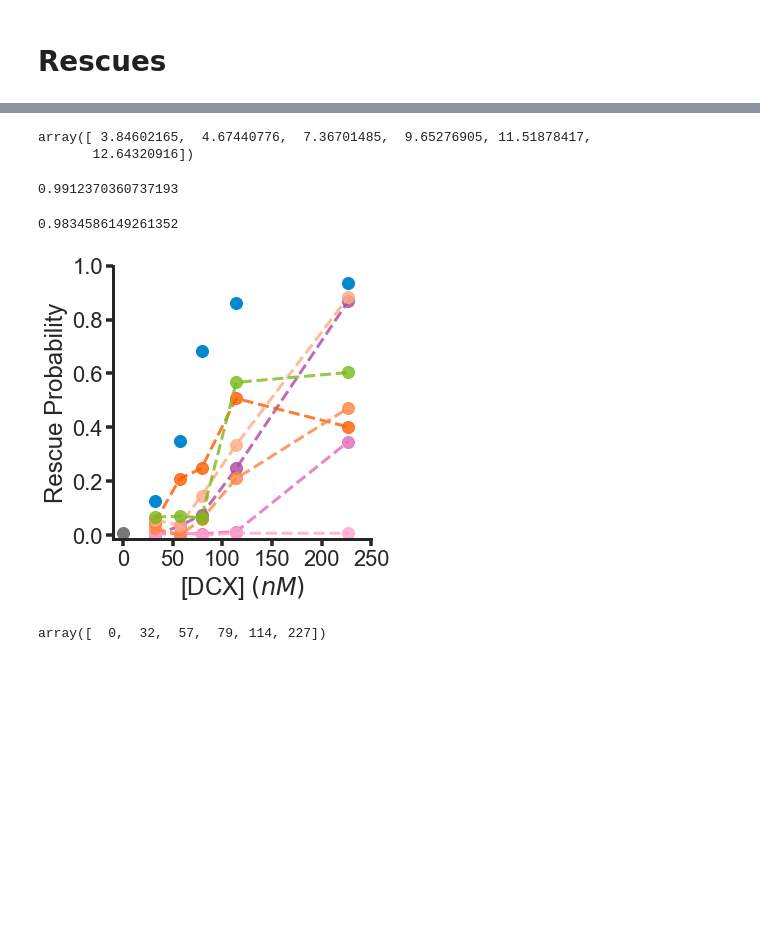
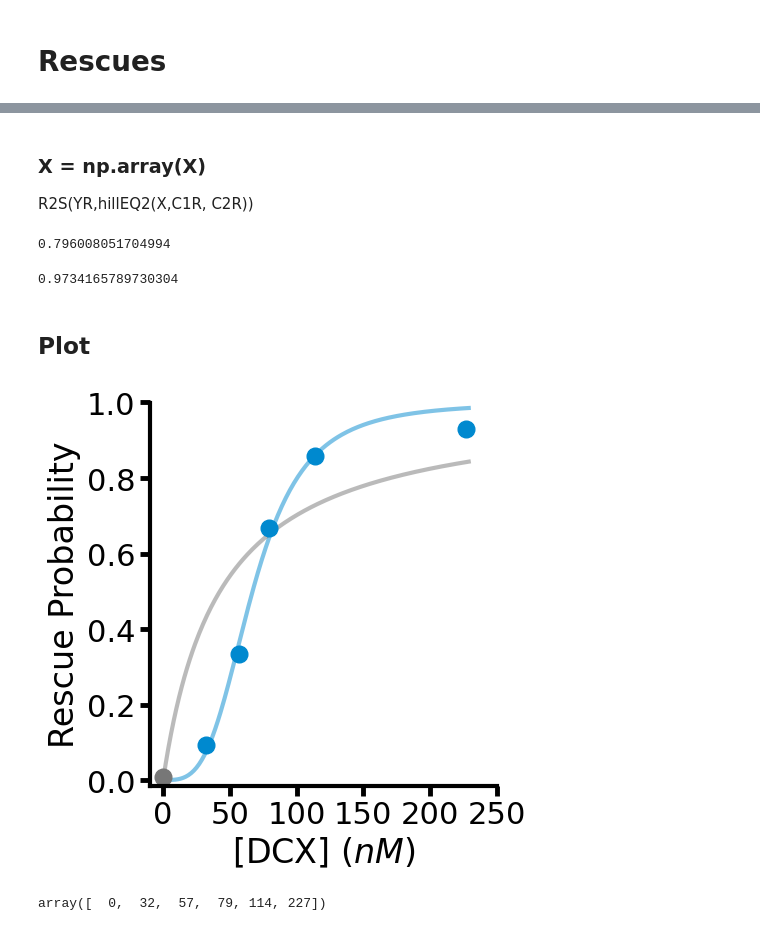
Before and after one commit to sofiacruzt/sofia-brouhardlab, a Jupyter notebook: dynamics/EJCB2023/fit_master_sheet.ipynb, the cells around one changed output, grey strips where cells are left out. Saved outputs shown, nothing was run; the diff lists cells and outputs as text; code cells hidden in the pictures; blank space fills up the shorter version.

```diff
--- a/dynamics/EJCB2023/fit_master_sheet.ipynb
+++ b/dynamics/EJCB2023/fit_master_sheet.ipynb
@@ -835,7 +881,11 @@ fig, ax = plt.subplots(2,2,figsize=(11.25,10.75))
 linx = np.arange(0, 230, 1)
 
 
-# ax[1][0].plot(linx, hillEQ(linx,C1L, C2L),color = cyan, lw=3,ls= '-',alpha = 0.5)
+ax[1][0].plot(linx, hillEQ(linx,C1L, C2L),color = cyan, lw=3,ls= '-',alpha = 0.5)
+ax[1][0].plot(linx, michaelis_menten(linx,coeff),color = grey, lw=3,ls= '-',alpha = 0.5)
+
+ax[0][1].plot(linx, hillEQ_inv(linx, C1T, C2T) ,color = cyan, lw=3,ls= '-',alpha = 0.5)
+ax[0][1].plot(linx, MMEQ_inv(linx, coeffMMN) ,color = grey, lw=3,ls= '-',alpha = 0.5)
 # linx = np.arange(35, 230, 1)
 # ax[1][0].plot(linx, linx*mL76+bL76 ,color = '#e468b8', lw=3,ls= '-',alpha = 0.5)
 # ax[1][0].plot(linx, linx*mL191+bL191 ,color = '#ff8341', lw=3,ls= '-',alpha = 0.5)
@@ -844,9 +894,9 @@ linx = np.arange(0, 230, 1)
 count = 0
 
 #palette = [grey,list(map(Color.get_hex,DC1color))[1],list(map(Color.get_hex,DC2color))[1],cyan] #+ list(map(Color.get_hex,DC1color)) + list(map(Color.get_hex,DC2color)) + [green,cyan]
-#palette = [grey,cyan]
+palette = [grey,cyan]
 
-for dcxtype in data[Type].unique(): #data[Type].unique(): #['None','R76S','P191R','WT']
+for dcxtype in ['None','WT']:#ResultFit[Type].unique(): #data[Type].unique(): #['None','R76S','P191R','WT']
 
     dcxtype_DF = ResultFit[(ResultFit[Type]==dcxtype) & (ResultFit['Moment']=='Mean')& (ResultFit[tubulin]==6)]
 
@@ -862,7 +912,7 @@ for dcxtype in data[Type].unique(): #data[Type].unique(): #['None','R76S','P191R
 
             if dcxtype == 'None' or  dcxtype == 'WT':
 
-                ax[i][j].errorbar(x , y , yerr= yerr , fmt='-',marker='o', markersize=scattersize,capsize = cap,
+                ax[i][j].errorbar(x , y , yerr= yerr , fmt=' ',marker='o', markersize=scattersize,capsize = cap,
                               markeredgewidth=4,elinewidth=3,color=palette[count], alpha = 1)
 
             else:
@@ -904,5 +954,5 @@ for i in np.arange(len(ax)):
 sns.set_context("poster", font_scale=1, rc={"lines.linewidth":3.0})
 plt.tight_layout()
 
-plt.savefig(newmydir/('dynamics_WT-2mutants'+date+'.svg'))
+plt.savefig(newmydir/('dynamics_WT-2mutants'+date+'.svg'),backend='Cairo')
 # %% [output]
@@ -1120,0 +1177,4 @@ rescues
+# %%
+askFitParam = filedialog.askopenfilename() # show an "Open" dialog box and return the path to the selected file
+rescues = pd.read_csv(askFitParam, encoding='utf-8',keep_default_na=False)
+rescues
@@ -1128,6 +1208,8 @@ YR = [*y0,*y]
 
 def hillEQ2(x, n, kd):
     return np.power(x, n)/(kd + np.power(x, n))
+def MMEQ2(x, kd):
+    return np.power(x, 1)/(kd + np.power(x, 1))
 
 coeff, var_matrix = sp.optimize.curve_fit(hillEQ2,X,YR)
 
@@ -1146,13 +1230,11 @@ np.power(coeff[1], (1/coeff[0]))
-# %%
-hillEQ(X,C1R, C2R)
-# %% [output]
-array([ 3.84602165,  4.67440776,  7.36701485,  9.65276905, 11.51878417,
-       12.64320916])
+# %% [markdown]
+### X = np.array(X)
+R2S(YR,hillEQ2(X,C1R, C2R))
 # %%
 X = np.array(X)
-R2S(YR,hillEQ2(X,C1R, C2R))
+R2S(YR,MMEQ2(X,coeffMMR))
 # %% [output]
-0.9912370360737193
+0.796008051704994
 # %%
 x = rescues[ (rescues[tubulin]==6) & (rescues[Type]== 'P191R')][DCXconc]
 y = rescues[ (rescues[tubulin]==6) & (rescues[Type]== 'P191R')]['Normalized Rescue']
@@ -1168,7 +1250,9 @@ mR191,bR191=p
 R2R191 = R2S(YR191,XR191*mR191+bR191)
 R2R191
 # %% [output]
-0.9834586149261352
+0.9734165789730304
+# %% [markdown]
+## Plot ##
 # %%
 scattersize = 12
 cap = 5
@@ -1177,7 +1261,8 @@ fig, ax = plt.subplots(1,1,figsize=(5.5,5.5))
 #     plt.suptitle('Fitted pooled data', fontsize=30)
 
 linx = np.arange(0, 230, 1)
-#ax.plot(linx, hillEQ2(linx,C1R, C2R),color = cyan, lw=3,ls= '-',alpha = 0.5)
+ax.plot(linx, hillEQ2(linx,C1R, C2R),color = cyan, lw=3,ls= '-',alpha = 0.5)
+ax.plot(linx, MMEQ2(linx,coeff),color = grey, lw=3,ls= '-',alpha = 0.5)
 
 count = 0
 #palette = [grey,list(map(Color.get_hex,DC1color))[1],list(map(Color.get_hex,DC2color))[1],cyan] #+ list(map(Color.get_hex,DC1color)) + list(map(Color.get_hex,DC2color)) + [green,cyan]
@@ -1186,7 +1271,7 @@ count = 0
 linx = np.arange(55, 230, 1)
 #ax.plot(linx, linx*mR191+bR191 ,color = '#ff8341', lw=3,ls= '-',alpha = 0.5)
 
-for dcxtype in data[Type].unique(): #data[Type].unique(): #['None','R76S','P191R','WT']
+for dcxtype in ['None','WT']: #data[Type].unique(): #['None','R76S','P191R','WT']
 
     x = rescues[ (rescues[tubulin]==6) & (rescues[Type]== dcxtype)][DCXconc]
 
@@ -1194,39 +1279,39 @@ for dcxtype in data[Type].unique(): #data[Type].unique(): #['None','R76S','P191R
 
     if dcxtype == 'None' or  dcxtype == 'WT':
 
-        ax.plot(x , y ,'s',color=palette[count],marker = 'o', ms=scattersize,)
+        ax.plot(x , y ,color=palette[count],marker = 'o', ms=scattersize, ls=' ')
 
     else:
 
         ax.plot(x , y ,color=palette[count],marker = 'o', ms=scattersize, ls='--',alpha=0.8)
 
     count += 1
 
 
 
 ax.spines['right'].set_visible(False)
 ax.spines['top'].set_visible(False)
 ax.spines['left'].set_lw(3)
 ax.spines['bottom'].set_lw(3)
 ax.tick_params(axis='both', width = 3.5, length = 7)
 ax.set_ylim(-0.015,1)
 ax.set_xlim(-10,250)
 ax.set_xticks(np.arange(0, 251, 50))
 ax.set_xlabel(DCXconc)
 
 
 #ax.set_title('Rescue')
 ax.set_ylabel('Rescue Probability')
 
 sns.set_context("poster", font_scale=1, rc={"lines.linewidth":3.0})
 plt.tight_layout()
 #ax.legend((Type_order),loc='upper left',title='DCX Type')
 #fig.suptitle('[Tubulin] ' r'$= 6 \mu M$')
 plt.tight_layout()
 #plt.savefig(path.parents[0]/('joint_graphsFit_'+jointdate+'.png'))
-plt.savefig(newmydir/('joint_graphsRescues_WT-2mutants'+date+'.svg'))
+plt.savefig(newmydir/('joint_graphsRescues_WT-SUPP'+date+'.svg'),backend='Cairo')
 # %% [output]
-[figure, old version]
+[figure, new version]
 # %%
 X
 # %% [output]
```
Also changed, not shown: parts of 48 cells of this notebook.
